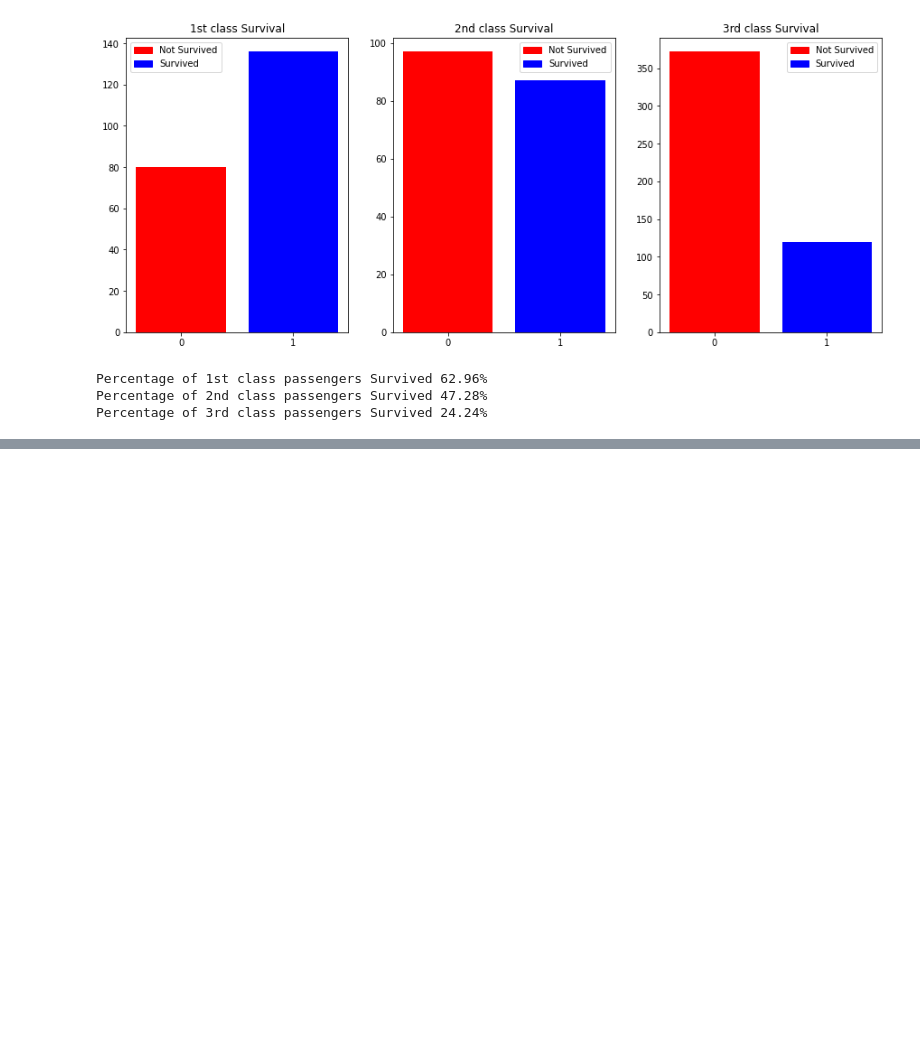
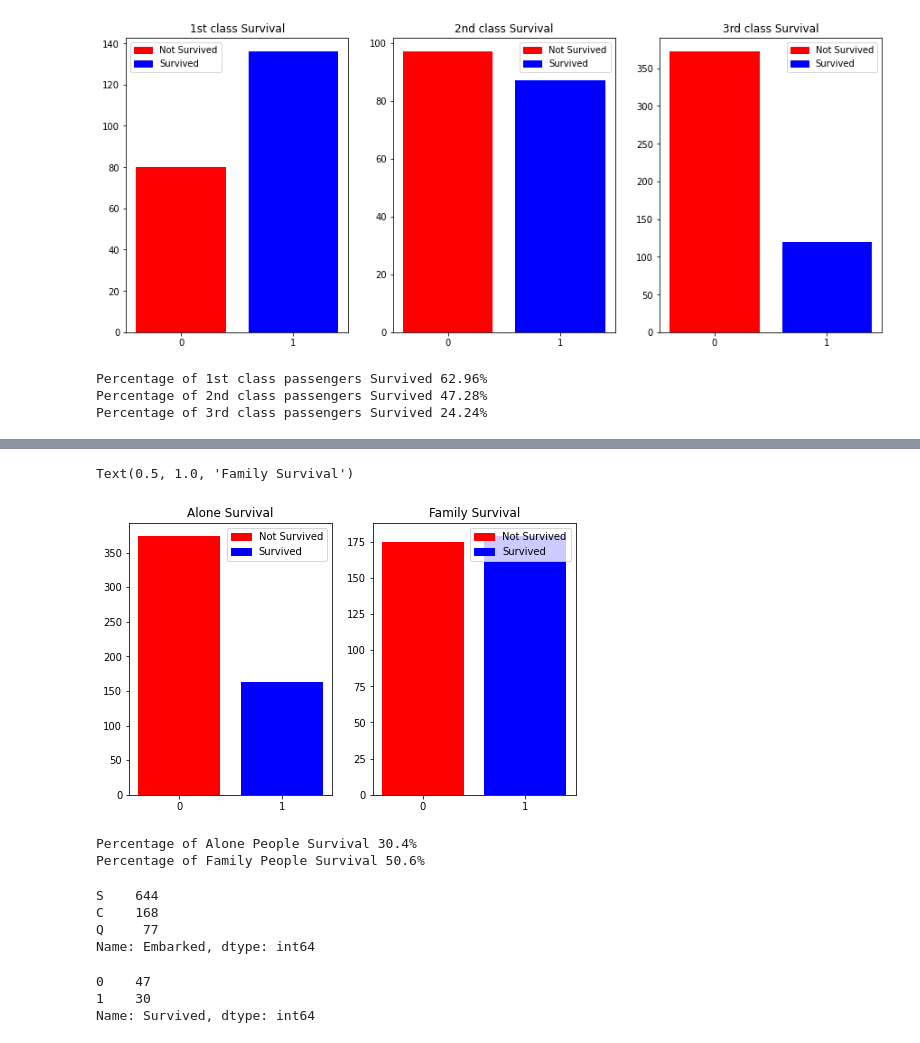
Before and after one commit to Gauravpareek11/Titanic_data_analysis, a Jupyter notebook: Titanic.ipynb, the cells around one changed output, grey strips where cells are left out. Cells and saved outputs as stored; diff of their text form; code cells hidden in the pictures; blank space fills up the shorter version.

```diff
--- a/Titanic.ipynb
+++ b/Titanic.ipynb
@@ -135,0 +185,33 @@ Percentage of 3rd class passengers Survived 24.24%
+# %%
+fig,(ax1,ax2)=plt.subplots(nrows=1,ncols=2,figsize=(8,5))
+ax1.bar(list(('0','1')),alone.value_counts().sort_index(),color=['Red','Blue'])
+ax2.bar(list(('0','1')),family.value_counts().sort_index(),color=['Red','Blue'])
+ax1.legend(handles,labels)
+ax2.legend(handles,labels)
+ax1.set_title('Alone Survival')
+ax2.set_title('Family Survival')
+# %% [output]
+Text(0.5, 1.0, 'Family Survival')
+[figure, added]
+# %%
+print(f"Percentage of Alone People Survival {round((sum(alone)/len(alone))*100,1)}%")
+print(f"Percentage of Family People Survival {round((sum(family)/len(family))*100,1)}%")
+# %% [output]
+Percentage of Alone People Survival 30.4%
+Percentage of Family People Survival 50.6%
+# %%
+df['Embarked'].value_counts()   #S=Southampton,C=Cherbourg,Q=Queenstown
+# %% [output]
+S    644
+C    168
+Q     77
+Name: Embarked, dtype: int64
+# %%
+S=df.loc[df['Embarked']=='S']['Survived']
+C=df.loc[df['Embarked']=='C']['Survived']
+Q=df.loc[df['Embarked']=='Q']['Survived']
+Q.value_counts()
+# %% [output]
+0    47
+1    30
+Name: Survived, dtype: int64
```
Also changed, not shown: parts of 8 cells of this notebook.
